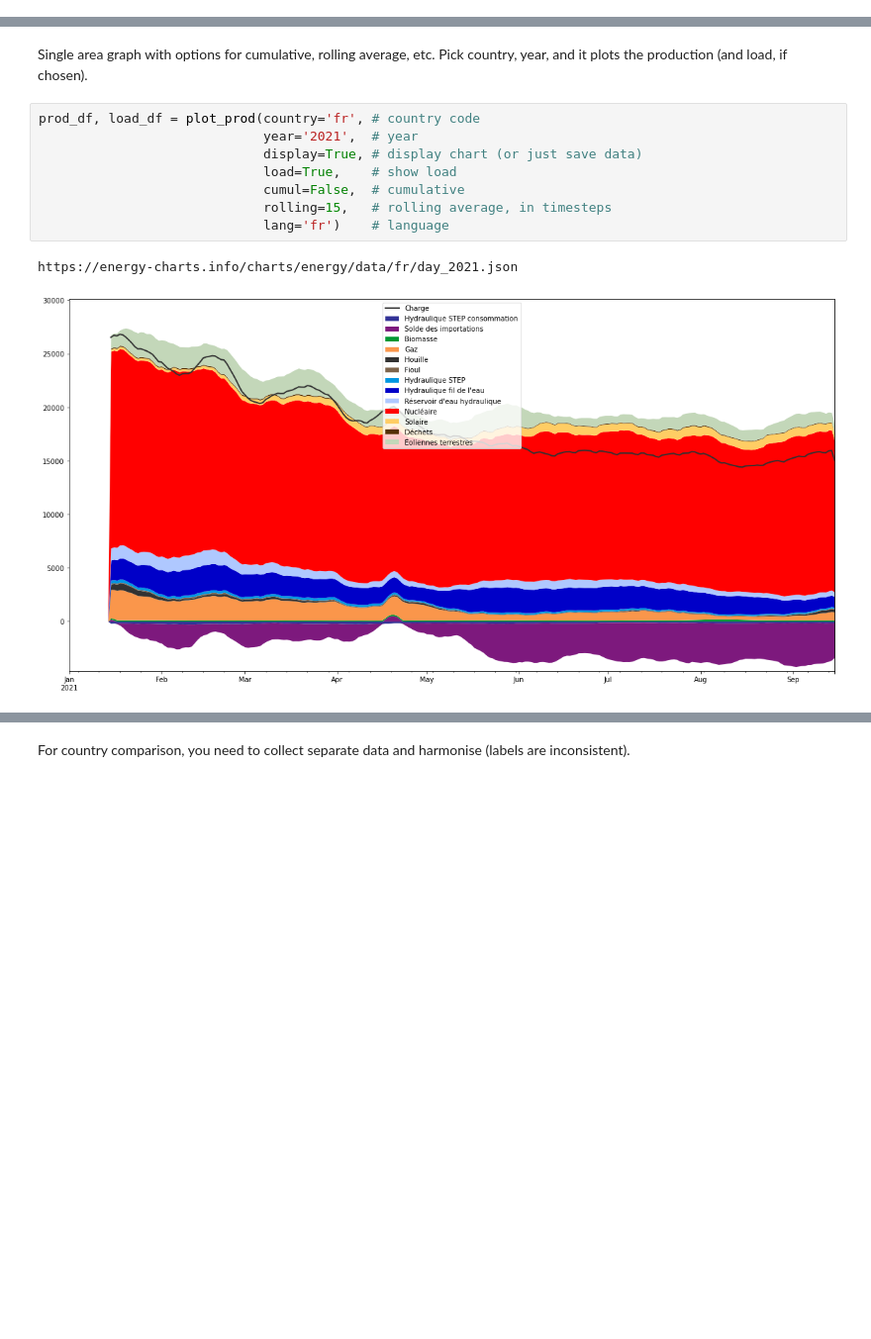
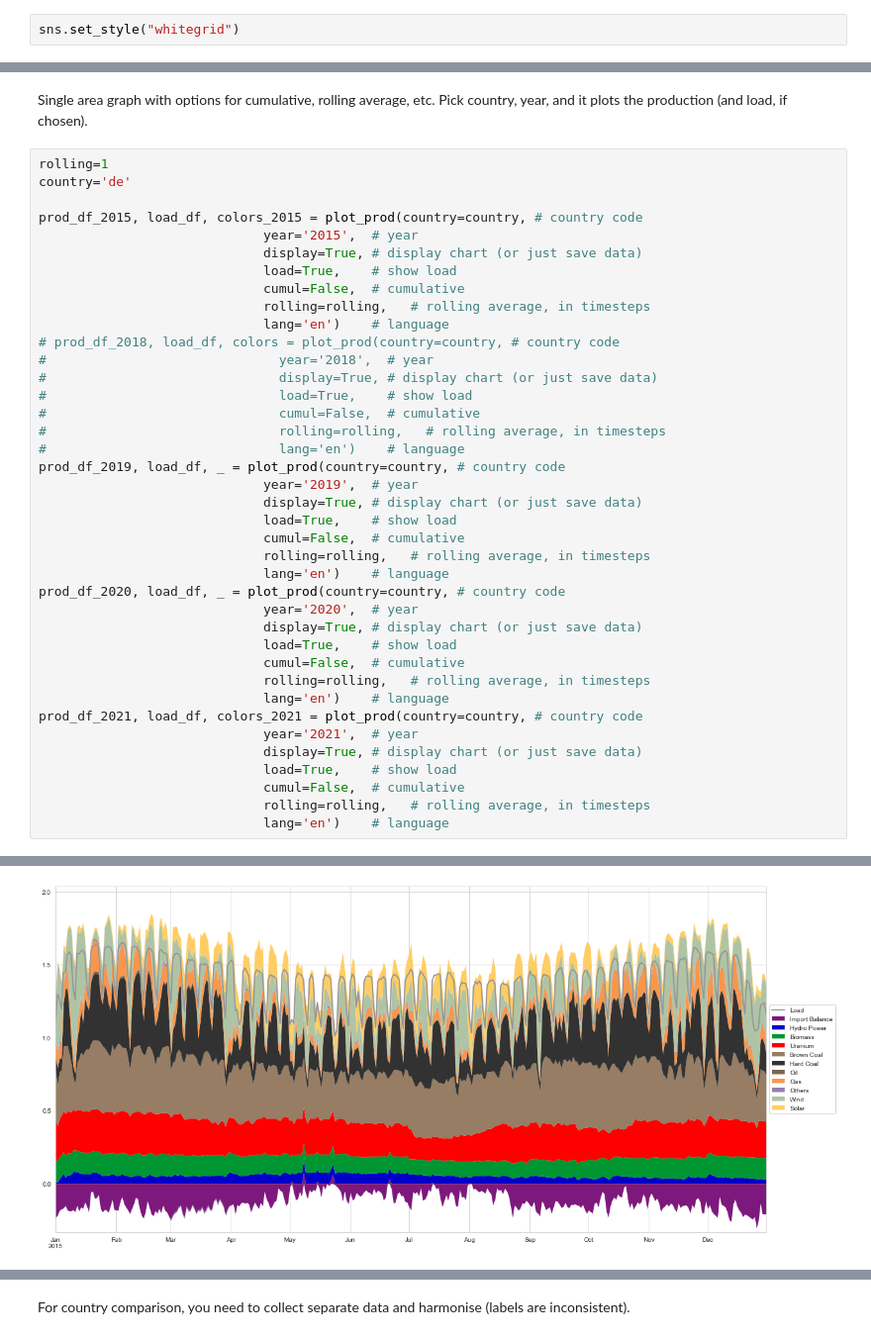
Before and after one commit to thomasgibon/energy-charts-remake, a Jupyter notebook: energy_charts.ipynb, the cells around one changed output, grey strips where cells are left out. Shown at 99% size. Cells and saved outputs as stored; diff of their text form; blank space fills up the shorter version.

```diff
--- a/energy_charts.ipynb
+++ b/energy_charts.ipynb
@@ -5,3 +10,5 @@ from functions.plot_prod import plot_prod
+# %%
+sns.set_style("whitegrid")
 # %% [markdown]
 Matplotlib does not like the little legend hack we do in the plot_prod function, so we deactivate warnings.
 # %%
@@ -10,14 +17,43 @@ warnings.filterwarnings('ignore')
 # %% [markdown]
 Single area graph with options for cumulative, rolling average, etc.
 Pick country, year, and it plots the production (and load, if chosen).
-# %%
-prod_df, load_df = plot_prod(country='fr', # country code
-                             year='2021',  # year
-                             display=True, # display chart (or just save data)
-                             load=True,    # show load
-                             cumul=False,  # cumulative
-                             rolling=15,   # rolling average, in timesteps
-                             lang='fr')    # language
-# %% [output]
-https://energy-charts.info/charts/energy/data/fr/day_2021.json
-[figure, removed]
+# %%
+rolling=1
+country='de'
+
+prod_df_2015, load_df, colors_2015 = plot_prod(country=country, # country code
+                             year='2015',  # year
+                             display=True, # display chart (or just save data)
+                             load=True,    # show load
+                             cumul=False,  # cumulative
+                             rolling=rolling,   # rolling average, in timesteps
+                             lang='en')    # language
+# prod_df_2018, load_df, colors = plot_prod(country=country, # country code
+#                              year='2018',  # year
+#                              display=True, # display chart (or just save data)
+#                              load=True,    # show load
+#                              cumul=False,  # cumulative
+#                              rolling=rolling,   # rolling average, in timesteps
+#                              lang='en')    # language
+prod_df_2019, load_df, _ = plot_prod(country=country, # country code
+                             year='2019',  # year
+                             display=True, # display chart (or just save data)
+                             load=True,    # show load
+                             cumul=False,  # cumulative
+                             rolling=rolling,   # rolling average, in timesteps
+                             lang='en')    # language
+prod_df_2020, load_df, _ = plot_prod(country=country, # country code
+                             year='2020',  # year
+                             display=True, # display chart (or just save data)
+                             load=True,    # show load
+                             cumul=False,  # cumulative
+                             rolling=rolling,   # rolling average, in timesteps
+                             lang='en')    # language
+prod_df_2021, load_df, colors_2021 = plot_prod(country=country, # country code
+                             year='2021',  # year
+                             display=True, # display chart (or just save data)
+                             load=True,    # show load
+                             cumul=False,  # cumulative
+                             rolling=rolling,   # rolling average, in timesteps
+                             lang='en')    # language
+# %% [output]
@@ -23,0 +64 @@ https://energy-charts.info/charts/energy/data/fr/day_2021.json
+[figure, added]
```
Also changed, not shown: parts of 41 cells of this notebook, 1 other file.
